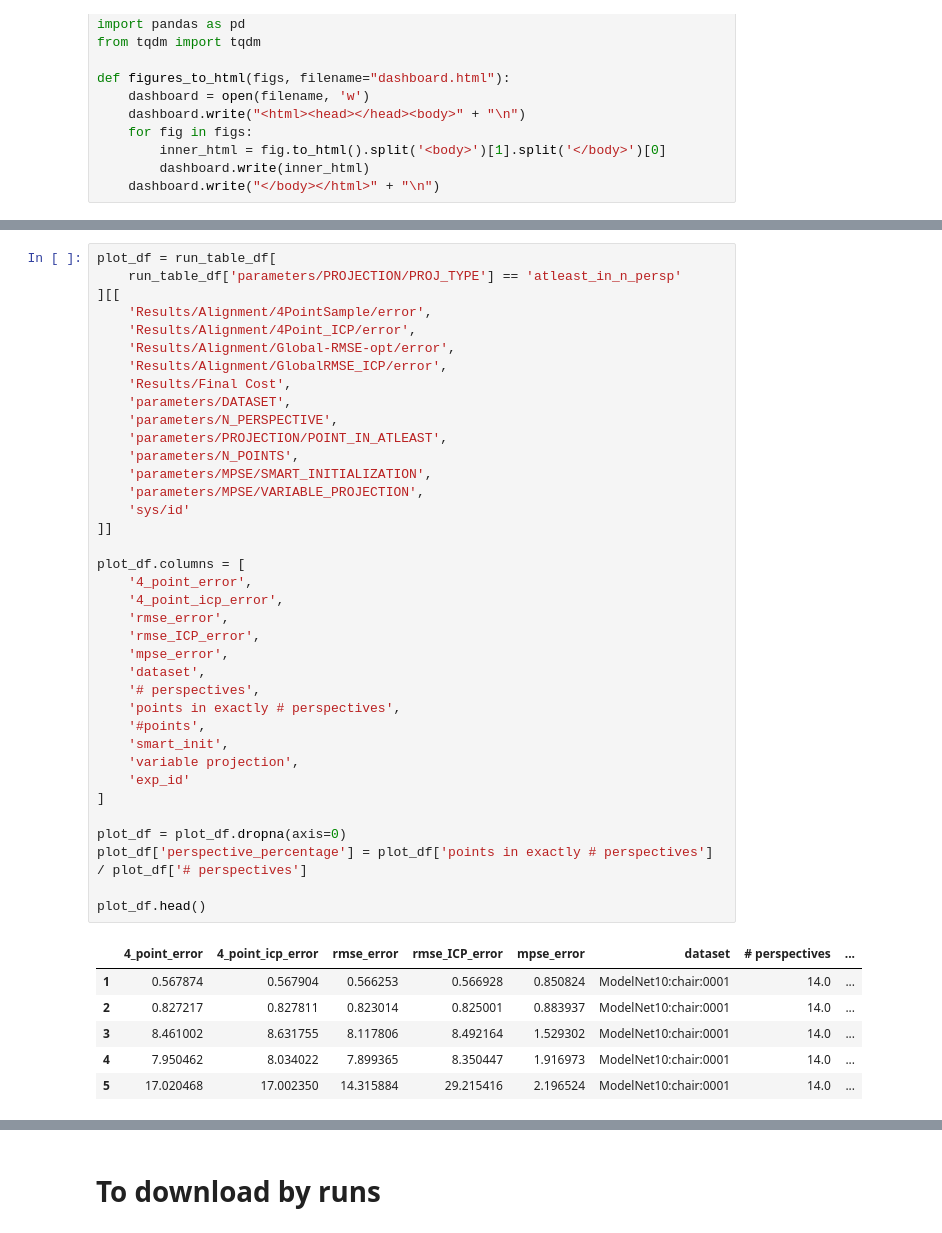
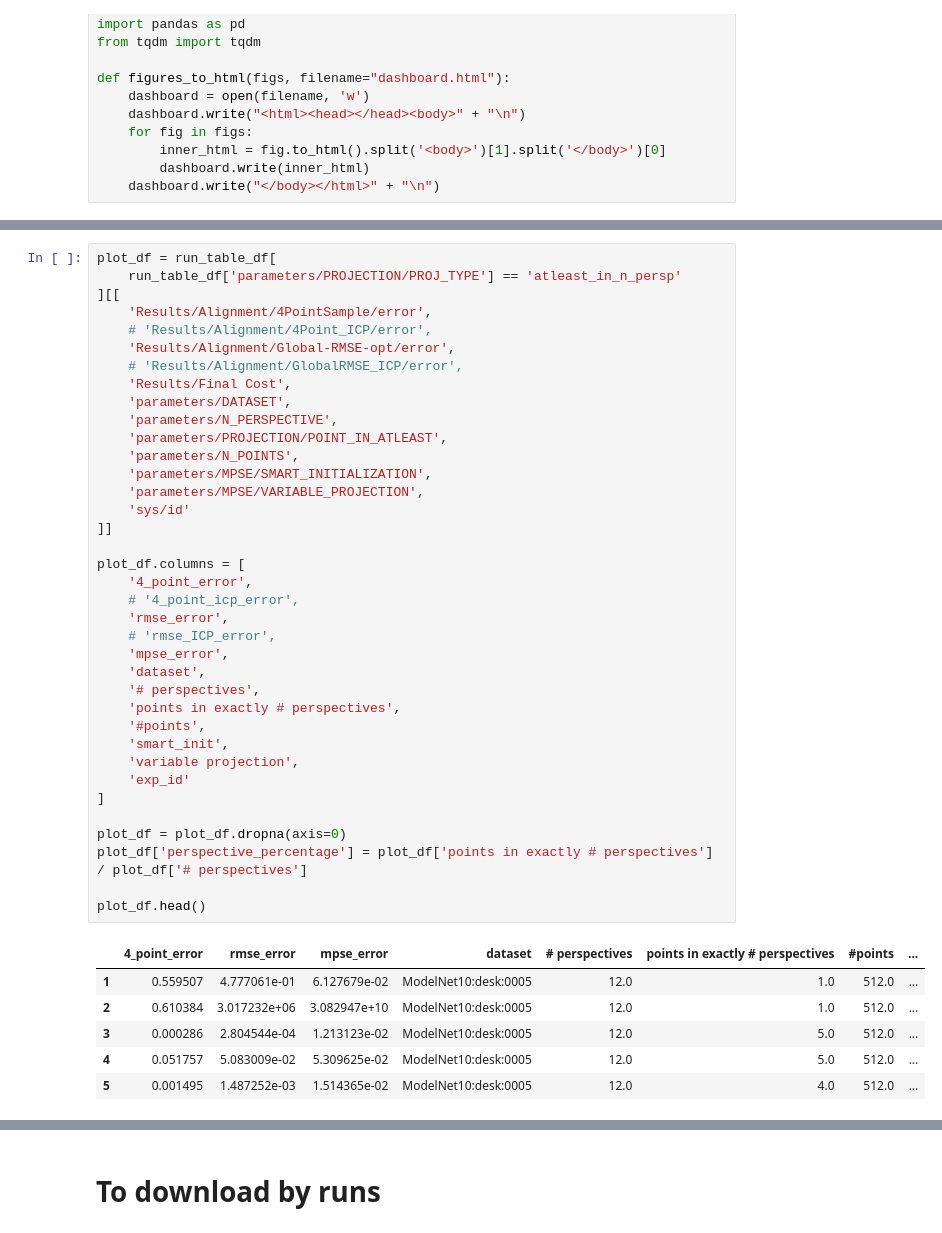
Before and after one commit to rahatzamancse/3d-reconstruction, a Jupyter notebook: at_least_n_persp_analysis.ipynb, the cells around one changed output, grey strips where cells are left out. Drawn from its saved outputs; the diff is of its cells as text.

```diff
--- a/at_least_n_persp_analysis.ipynb
+++ b/at_least_n_persp_analysis.ipynb
@@ -54,43 +54,43 @@ plot_df = run_table_df[
     run_table_df['parameters/PROJECTION/PROJ_TYPE'] == 'atleast_in_n_persp'
 ][[
     'Results/Alignment/4PointSample/error',
-    'Results/Alignment/4Point_ICP/error',
+    # 'Results/Alignment/4Point_ICP/error',
     'Results/Alignment/Global-RMSE-opt/error',
-    'Results/Alignment/GlobalRMSE_ICP/error',
+    # 'Results/Alignment/GlobalRMSE_ICP/error',
     'Results/Final Cost',
     'parameters/DATASET',
     'parameters/N_PERSPECTIVE',
     'parameters/PROJECTION/POINT_IN_ATLEAST',
     'parameters/N_POINTS',
     'parameters/MPSE/SMART_INITIALIZATION',
     'parameters/MPSE/VARIABLE_PROJECTION',
     'sys/id'
 ]]
 
 plot_df.columns = [
     '4_point_error',
-    '4_point_icp_error',
+    # '4_point_icp_error',
     'rmse_error',
-    'rmse_ICP_error',
+    # 'rmse_ICP_error',
     'mpse_error',
     'dataset',
     '# perspectives',
     'points in exactly # perspectives',
     '#points',
     'smart_init',
     'variable projection',
     'exp_id'
 ]
 
 plot_df = plot_df.dropna(axis=0)
 plot_df['perspective_percentage'] = plot_df['points in exactly # perspectives'] / plot_df['# perspectives']
 
 plot_df.head()
 # %% [output]
-|  | 4_point_error | 4_point_icp_error | rmse_error | rmse_ICP_error | mpse_error | dataset | # perspectives | ... |
-| 1 | 0.567874 | 0.567904 | 0.566253 | 0.566928 | 0.850824 | ModelNet10:chair:0001 | 14.0 | ... |
-| 2 | 0.827217 | 0.827811 | 0.823014 | 0.825001 | 0.883937 | ModelNet10:chair:0001 | 14.0 | ... |
-| 3 | 8.461002 | 8.631755 | 8.117806 | 8.492164 | 1.529302 | ModelNet10:chair:0001 | 14.0 | ... |
-| 4 | 7.950462 | 8.034022 | 7.899365 | 8.350447 | 1.916973 | ModelNet10:chair:0001 | 14.0 | ... |
-| 5 | 17.020468 | 17.002350 | 14.315884 | 29.215416 | 2.196524 | ModelNet10:chair:0001 | 14.0 | ... |
+|  | 4_point_error | rmse_error | mpse_error | dataset | # perspectives | points in exactly # perspectives | #points | ... |
+| 1 | 0.559507 | 4.777061e-01 | 6.127679e-02 | ModelNet10:desk:0005 | 12.0 | 1.0 | 512.0 | ... |
+| 2 | 0.610384 | 3.017232e+06 | 3.082947e+10 | ModelNet10:desk:0005 | 12.0 | 1.0 | 512.0 | ... |
+| 3 | 0.000286 | 2.804544e-04 | 1.213123e-02 | ModelNet10:desk:0005 | 12.0 | 5.0 | 512.0 | ... |
+| 4 | 0.051757 | 5.083009e-02 | 5.309625e-02 | ModelNet10:desk:0005 | 12.0 | 5.0 | 512.0 | ... |
+| 5 | 0.001495 | 1.487252e-03 | 1.514365e-02 | ModelNet10:desk:0005 | 12.0 | 4.0 | 512.0 | ... |
 # %%
```
Also changed, not shown: parts of 6 cells of this notebook, 24 other files.
